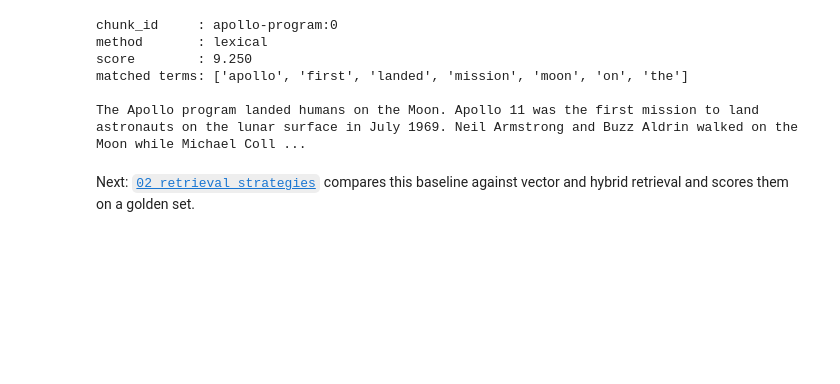
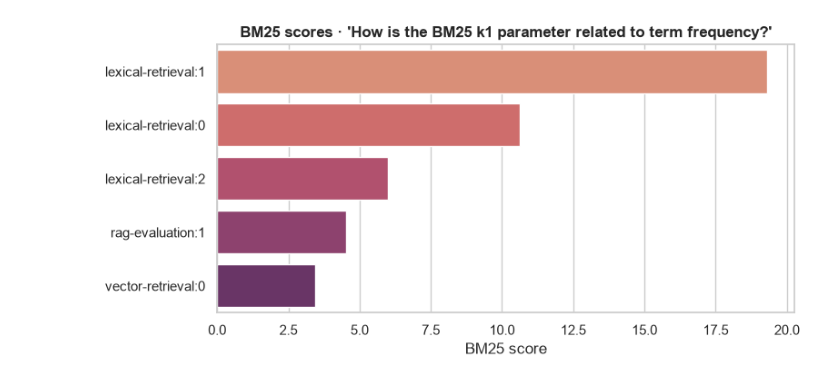
Before and after one commit to DiogoRibeiro7/ragops-lab, a Jupyter notebook: notebooks/01_retrieval_baseline.ipynb, the cells around one changed output. Cells and saved outputs as stored; diff of their text form; code cells hidden in the pictures; blank space fills up the shorter version.

```diff
--- a/notebooks/01_retrieval_baseline.ipynb
+++ b/notebooks/01_retrieval_baseline.ipynb
@@ -76,18 +146,17 @@ retrieval quality before generation ever runs.
-# %%
-top = results[0]
-print(f"chunk_id     : {top.chunk.chunk_id}")
-print(f"method       : {top.retrieval_method}")
-print(f"score        : {top.score:.3f}")
-print(f"matched terms: {top.matched_terms}")
-print()
-print(top.chunk.text)
-# %% [output]
-chunk_id     : apollo-program:0
-method       : lexical
-score        : 9.250
-matched terms: ['apollo', 'first', 'landed', 'mission', 'moon', 'on', 'the']
-
-The Apollo program landed humans on the Moon. Apollo 11 was the first mission to land astronauts on the lunar surface in July 1969. Neil Armstrong and Buzz Aldrin walked on the Moon while Michael Coll ...
-# %% [markdown]
-Next: [`02_retrieval_strategies`](02_retrieval_strategies.ipynb) compares this
-baseline against vector and hybrid retrieval and scores them on a golden set.
+# %%
+fig, ax = plt.subplots(figsize=(8, 4))
+sns.barplot(
+    x=[r.score for r in results],
+    y=[r.chunk.chunk_id for r in results],
+    hue=[r.chunk.chunk_id for r in results],
+    palette="flare",
+    legend=False,
+    ax=ax,
+)
+ax.set_title(f"BM25 scores · {query!r}", fontsize=12, weight="bold")
+ax.set_xlabel("BM25 score")
+ax.set_ylabel("")
+plt.tight_layout()
+plt.show()
+# %% [output]
+[figure, added]
```
Also changed, not shown: parts of 18 cells of this notebook, 19 other files.
